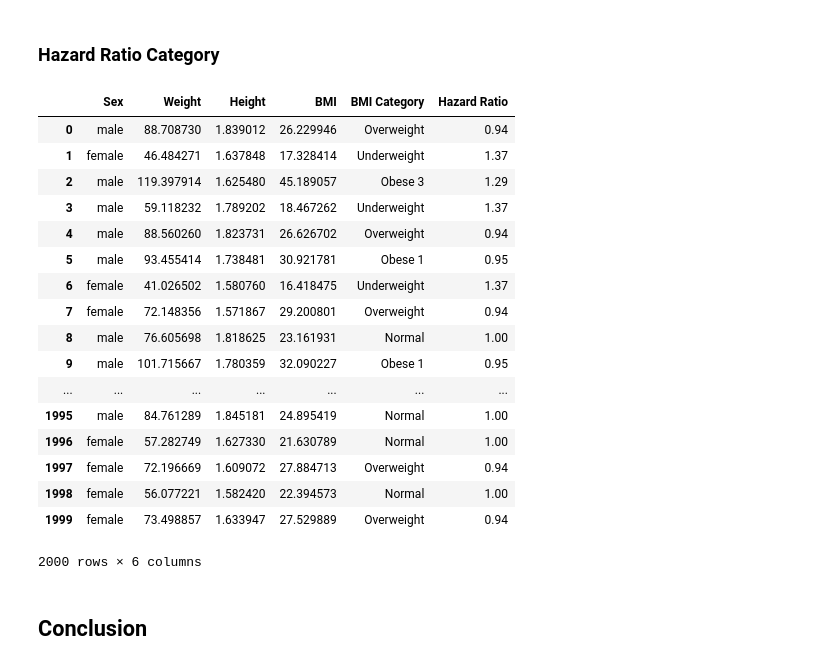
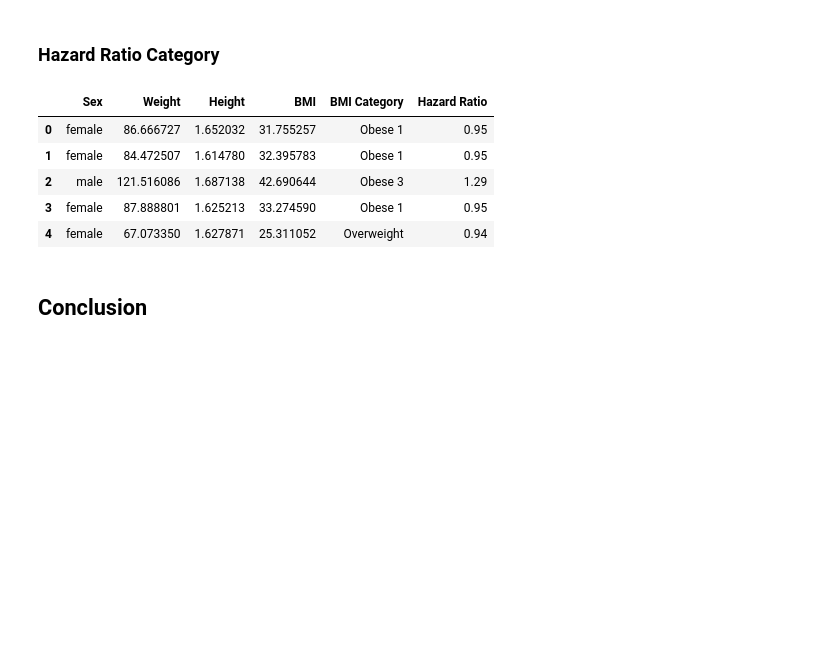
Before and after one commit to declanbarr/simulated-dataset, a Jupyter notebook: simulated-dataset.ipynb, the cells around one changed output. Drawn from its saved outputs; the diff is of its cells as text; code cells hidden in the pictures; blank space fills up the shorter version.

```diff
--- a/simulated-dataset.ipynb
+++ b/simulated-dataset.ipynb
@@ -549,31 +508,19 @@ simdf
 # %%
 HRCategories = [1.37, 1, 0.94, 0.95, 1.29]
 
 HRArray = pd.cut(simdf.BMI, [0.0, 18.5, 25.0, 30.0, 35.0, 1000.0], labels=HRCategories, retbins=True, right=False)
 
 # HRArray returns a 2D array, first row (index 0) contains the values
 simdf['Hazard Ratio'] = HRArray[0]
 
-simdf
+simdf.head(5)
 # %% [output]
 |  | Sex | Weight | Height | BMI | BMI Category | Hazard Ratio |
-| 0 | male | 88.708730 | 1.839012 | 26.229946 | Overweight | 0.94 |
-| 1 | female | 46.484271 | 1.637848 | 17.328414 | Underweight | 1.37 |
-| 2 | male | 119.397914 | 1.625480 | 45.189057 | Obese 3 | 1.29 |
-| 3 | male | 59.118232 | 1.789202 | 18.467262 | Underweight | 1.37 |
-| 4 | male | 88.560260 | 1.823731 | 26.626702 | Overweight | 0.94 |
-| 5 | male | 93.455414 | 1.738481 | 30.921781 | Obese 1 | 0.95 |
-| 6 | female | 41.026502 | 1.580760 | 16.418475 | Underweight | 1.37 |
-| 7 | female | 72.148356 | 1.571867 | 29.200801 | Overweight | 0.94 |
-| 8 | male | 76.605698 | 1.818625 | 23.161931 | Normal | 1.00 |
-| 9 | male | 101.715667 | 1.780359 | 32.090227 | Obese 1 | 0.95 |
-| ... | ... | ... | ... | ... | ... | ... |
-| 1995 | male | 84.761289 | 1.845181 | 24.895419 | Normal | 1.00 |
-| 1996 | female | 57.282749 | 1.627330 | 21.630789 | Normal | 1.00 |
-| 1997 | female | 72.196669 | 1.609072 | 27.884713 | Overweight | 0.94 |
-| 1998 | female | 56.077221 | 1.582420 | 22.394573 | Normal | 1.00 |
-| 1999 | female | 73.498857 | 1.633947 | 27.529889 | Overweight | 0.94 |
+| 0 | female | 86.666727 | 1.652032 | 31.755257 | Obese 1 | 0.95 |
+| 1 | female | 84.472507 | 1.614780 | 32.395783 | Obese 1 | 0.95 |
+| 2 | male | 121.516086 | 1.687138 | 42.690644 | Obese 3 | 1.29 |
+| 3 | female | 87.888801 | 1.625213 | 33.274590 | Obese 1 | 0.95 |
+| 4 | female | 67.073350 | 1.627871 | 25.311052 | Overweight | 0.94 |
-2000 rows × 6 columns
 # %% [markdown]
 ## Conclusion
 # %% [markdown]
```
Also changed, not shown: parts of 17 cells of this notebook.
